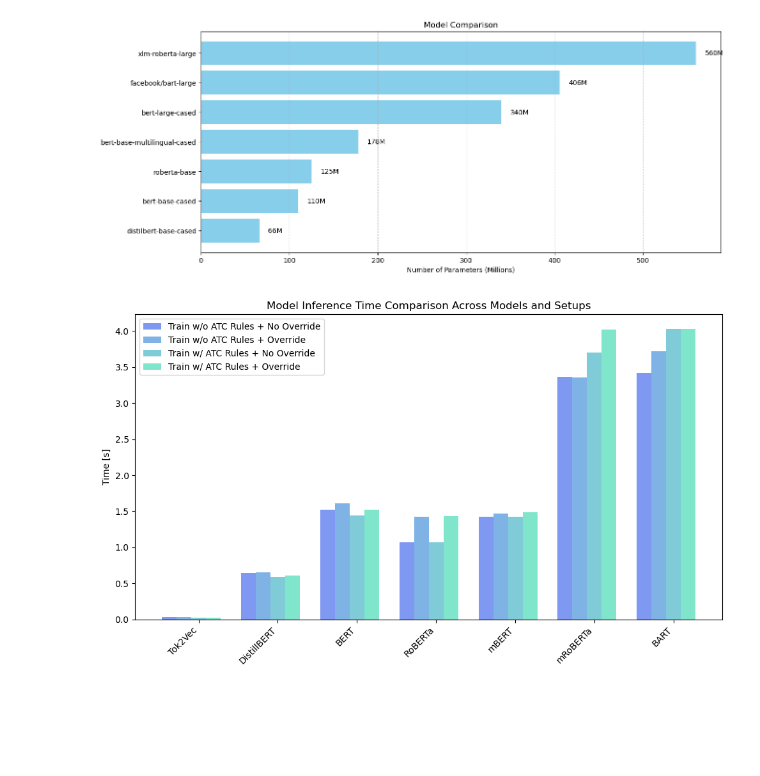
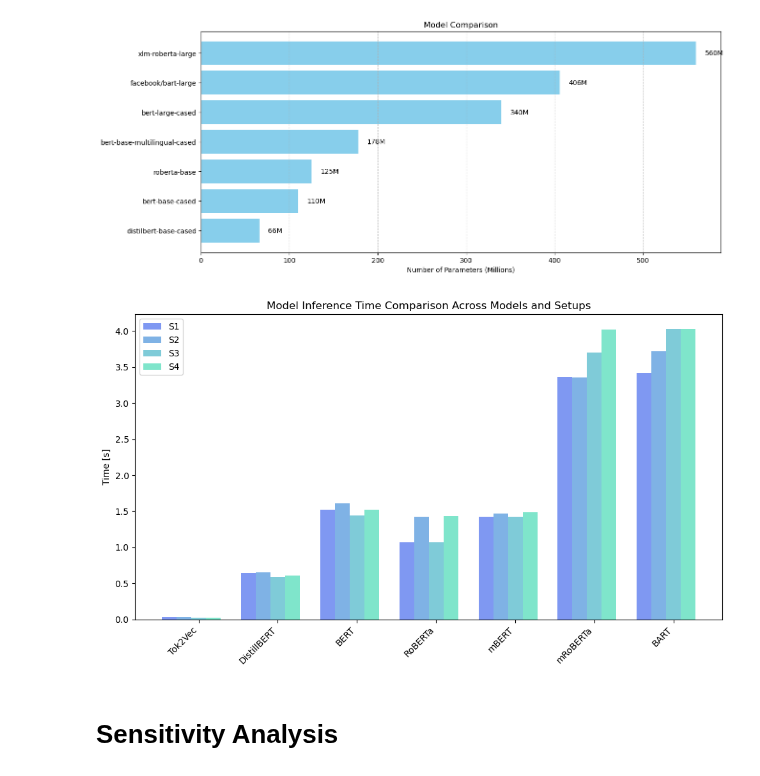
Before and after one commit to ZilD117/LGA-Analysis, a Jupyter notebook: taxigen/results_visualization.ipynb, the cells around one changed output. Drawn from its saved outputs; the diff is of its cells as text; code cells hidden in the pictures; blank space fills up the shorter version.

```diff
--- a/taxigen/results_visualization.ipynb
+++ b/taxigen/results_visualization.ipynb
@@ -200,10 +200,10 @@ space = {
 # %%
 # We'll assume these four setups (matching the time data's 4 values per model):
 setup_names = [
-    "Train w/o ATC Rules + No Override",
-    "Train w/o ATC Rules + Override",
-    "Train w/ ATC Rules + No Override",
-    "Train w/ ATC Rules + Override",
+    "S1",
+    "S2",
+    "S3",
+    "S4",
 ]
 
 models = list(time_data.keys())  # or sorted(...) if you want a specific order
@@ -233,31 +233,33 @@ for j in range(n_setups):
 
     # y-values for j-th setup across each model
     y_values = [time_data[model][j] for model in models]
 
     # Draw bars
     ax.bar(
         x_positions,
         y_values,
         width=bar_width,
         color=colors[j],
         edgecolor='none',
         alpha=0.5,
         label=setup_names[j]
     )
 
 # Set up x-ticks at center of each group:
 # The center of group i is i*step + (group_width/2)
 group_centers = [i * step + (group_width / 2) for i in range(n_models)]
 
 ax.set_xticks(group_centers)
 ax.set_xticklabels(models, rotation=45, ha='right')
 
 ax.set_ylabel("Time [s]")
 ax.set_title("Model Inference Time Comparison Across Models and Setups")
 
 ax.legend(loc="best")
 plt.tight_layout()
 plt.savefig('time_compare.png', dpi=300)
 plt.show()
 # %% [output]
-[figure, old version]
+[figure, new version]
+# %% [markdown]
+# Sensitivity Analysis
```
Also changed, not shown: parts of 1 cell of this notebook, 10 other files.
